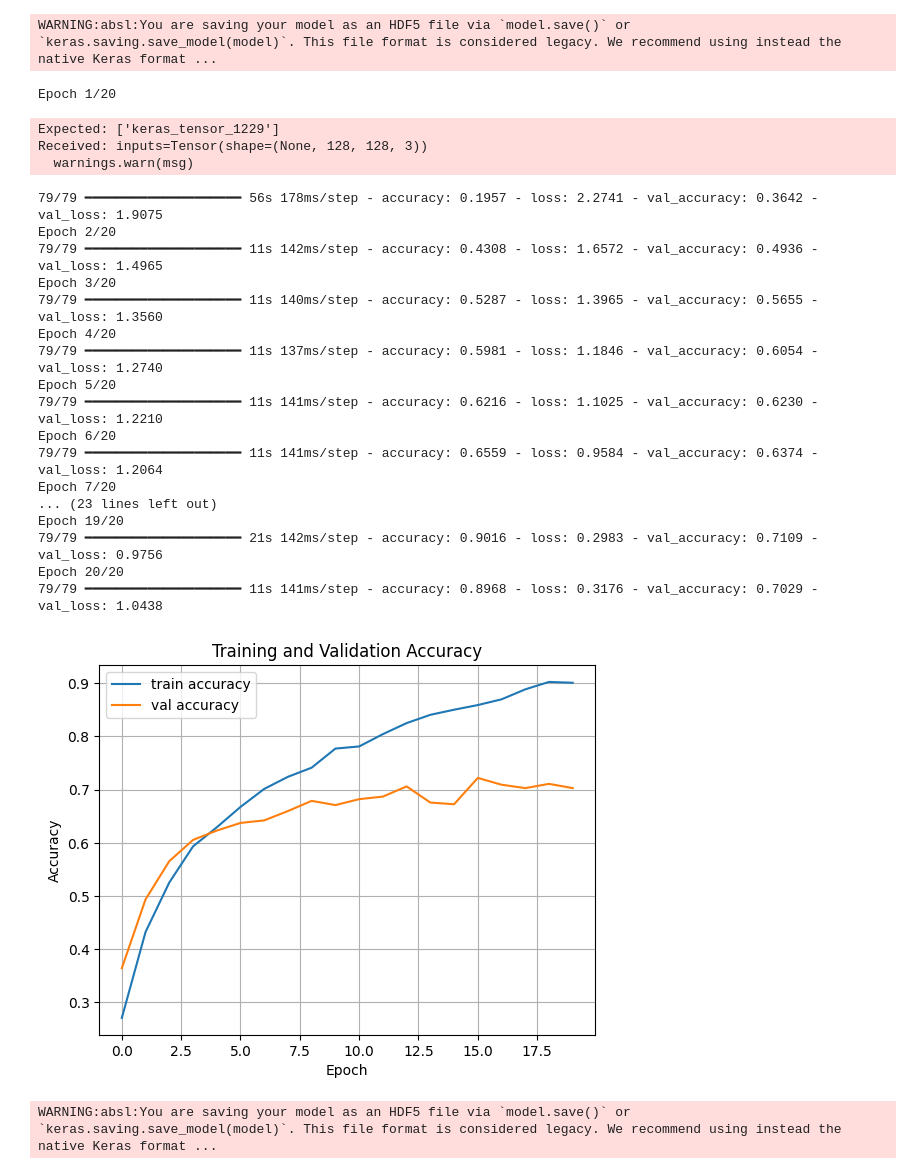
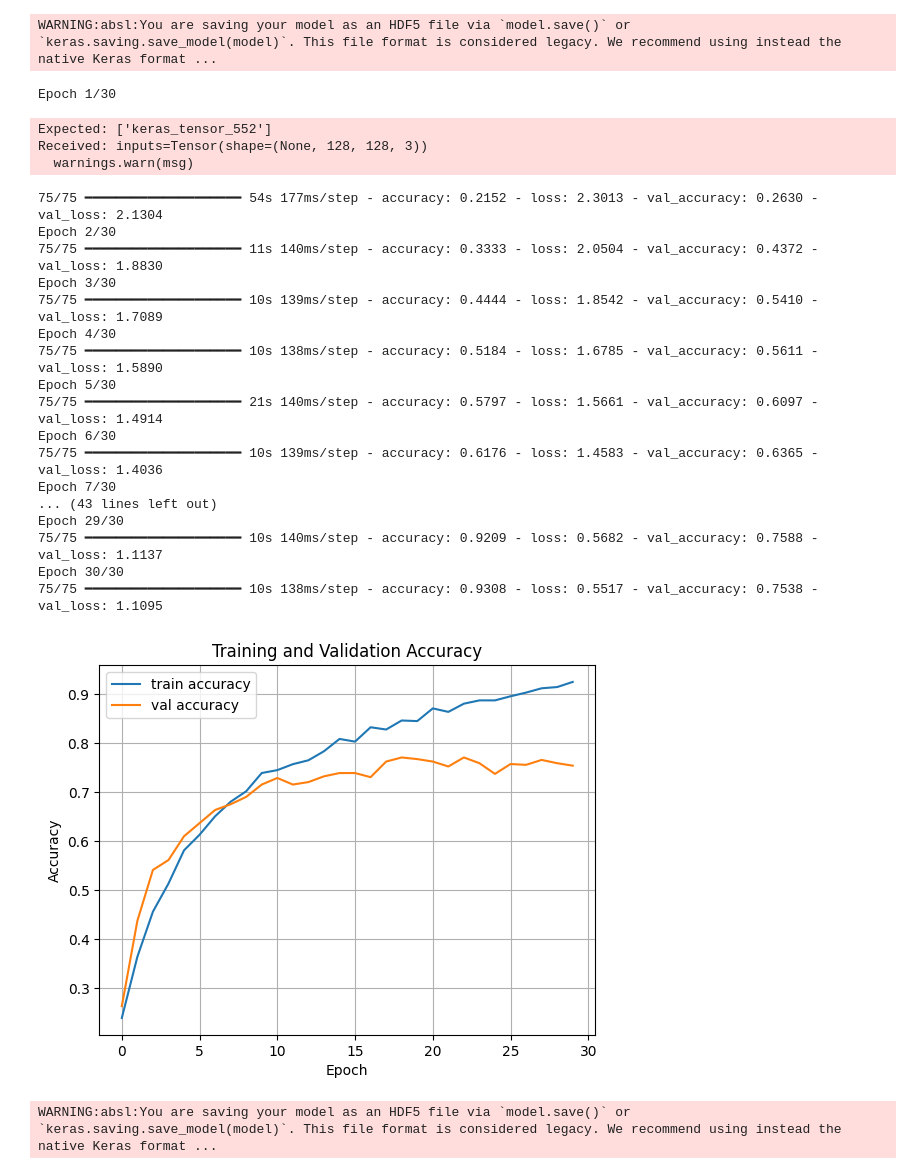
Before and after one commit to wensaqt/birdsong-app, a Jupyter notebook: birdsong_app.ipynb, the cells around one changed output. Cells and saved outputs as stored; diff of their text form; code cells hidden in the pictures.

```diff
--- a/birdsong_app.ipynb
+++ b/birdsong_app.ipynb
@@ -569,7 +626,7 @@ inputs = Input(shape=(IMG_HEIGHT, IMG_WIDTH, CHANNELS))
 base_model = EfficientNetB0(include_top=False, input_tensor=inputs, weights='imagenet', input_shape=(IMG_HEIGHT, IMG_WIDTH, CHANNELS))
 
 # Fine-tuning : débloquer les couches supérieures et laisser le modèle de base entraînable
-for layer in base_model.layers[-60:]:
+for layer in base_model.layers[-100:]:
     layer.trainable = True
 base_model.trainable = True # Laisser le modèle de base entraînable
 
@@ -585,56 +642,72 @@ x = data_augmentation(inputs)
 # Passer l'entrée augmentée au modèle de base
 x = base_model(x, training=False)
 
 # Ajouter une tête de classification
+# x = GlobalAveragePooling2D()(x)
+# x = Dense(256, activation='relu')(x)
+# outputs = Dense(num_classes, activation='softmax')(x)
+
+# Ajouter Dropout et Weight Decay (exemple)
 x = GlobalAveragePooling2D()(x)
-x = Dense(256, activation='relu')(x)
+x = Dense(256, activation='relu', kernel_regularizer=tf.keras.regularizers.l2(0.001))(x)  # Weight Decay
+x = Dropout(0.5)(x)  # Dropout
 outputs = Dense(num_classes, activation='softmax')(x)
+
 
 # Créer le modèle final
 model = Model(inputs, outputs)
 
+# Compiler le modèle avec un scheduler de taux d'apprentissage
+initial_learning_rate = 1e-4
+lr_schedule = tf.keras.optimizers.schedules.ExponentialDecay(
+    initial_learning_rate,
+    decay_steps=10000,
+    decay_rate=0.96,
+    staircase=True)
+
 # Compiler le modèle avec un taux d'apprentissage légèrement plus élevé
-model.compile(optimizer=tf.keras.optimizers.Adam(learning_rate=1e-4),
+model.compile(optimizer=tf.keras.optimizers.Adam(learning_rate=lr_schedule),
               loss='sparse_categorical_crossentropy',
               metrics=['accuracy'])
 
 # Entraîner le modèle
-history = model.fit(train_ds, validation_data=val_ds, epochs=20)
+history = model.fit(train_ds, validation_data=val_ds, epochs=30)
+
 
 # Afficher les courbes d'apprentissage
 import matplotlib.pyplot as plt
 
 plt.plot(history.history['accuracy'], label='train accuracy')
 plt.plot(history.history['val_accuracy'], label='val accuracy')
 plt.xlabel('Epoch')
 plt.ylabel('Accuracy')
 plt.legend()
 plt.title('Training and Validation Accuracy')
 plt.grid(True)
 plt.show()
 # %% [output]
-Epoch 1/20
+Epoch 1/30
-Expected: ['keras_tensor_1229']
+Expected: ['keras_tensor_552']
 Received: inputs=Tensor(shape=(None, 128, 128, 3))
   warnings.warn(msg)
-79/79 ━━━━━━━━━━━━━━━━━━━━ 56s 178ms/step - accuracy: 0.1957 - loss: 2.2741 - val_accuracy: 0.3642 - val_loss: 1.9075
-Epoch 2/20
-79/79 ━━━━━━━━━━━━━━━━━━━━ 11s 142ms/step - accuracy: 0.4308 - loss: 1.6572 - val_accuracy: 0.4936 - val_loss: 1.4965
-Epoch 3/20
-79/79 ━━━━━━━━━━━━━━━━━━━━ 11s 140ms/step - accuracy: 0.5287 - loss: 1.3965 - val_accuracy: 0.5655 - val_loss: 1.3560
-Epoch 4/20
-79/79 ━━━━━━━━━━━━━━━━━━━━ 11s 137ms/step - accuracy: 0.5981 - loss: 1.1846 - val_accuracy: 0.6054 - val_loss: 1.2740
-Epoch 5/20
-79/79 ━━━━━━━━━━━━━━━━━━━━ 11s 141ms/step - accuracy: 0.6216 - loss: 1.1025 - val_accuracy: 0.6230 - val_loss: 1.2210
-Epoch 6/20
-79/79 ━━━━━━━━━━━━━━━━━━━━ 11s 141ms/step - accuracy: 0.6559 - loss: 0.9584 - val_accuracy: 0.6374 - val_loss: 1.2064
-Epoch 7/20
-... (23 lines left out)
-Epoch 19/20
-79/79 ━━━━━━━━━━━━━━━━━━━━ 21s 142ms/step - accuracy: 0.9016 - loss: 0.2983 - val_accuracy: 0.7109 - val_loss: 0.9756
-Epoch 20/20
-79/79 ━━━━━━━━━━━━━━━━━━━━ 11s 141ms/step - accuracy: 0.8968 - loss: 0.3176 - val_accuracy: 0.7029 - val_loss: 1.0438
+75/75 ━━━━━━━━━━━━━━━━━━━━ 54s 177ms/step - accuracy: 0.2152 - loss: 2.3013 - val_accuracy: 0.2630 - val_loss: 2.1304
+Epoch 2/30
+75/75 ━━━━━━━━━━━━━━━━━━━━ 11s 140ms/step - accuracy: 0.3333 - loss: 2.0504 - val_accuracy: 0.4372 - val_loss: 1.8830
+Epoch 3/30
+75/75 ━━━━━━━━━━━━━━━━━━━━ 10s 139ms/step - accuracy: 0.4444 - loss: 1.8542 - val_accuracy: 0.5410 - val_loss: 1.7089
+Epoch 4/30
+75/75 ━━━━━━━━━━━━━━━━━━━━ 10s 138ms/step - accuracy: 0.5184 - loss: 1.6785 - val_accuracy: 0.5611 - val_loss: 1.5890
+Epoch 5/30
+75/75 ━━━━━━━━━━━━━━━━━━━━ 21s 140ms/step - accuracy: 0.5797 - loss: 1.5661 - val_accuracy: 0.6097 - val_loss: 1.4914
+Epoch 6/30
+75/75 ━━━━━━━━━━━━━━━━━━━━ 10s 139ms/step - accuracy: 0.6176 - loss: 1.4583 - val_accuracy: 0.6365 - val_loss: 1.4036
+Epoch 7/30
+... (43 lines left out)
+Epoch 29/30
+75/75 ━━━━━━━━━━━━━━━━━━━━ 10s 140ms/step - accuracy: 0.9209 - loss: 0.5682 - val_accuracy: 0.7588 - val_loss: 1.1137
+Epoch 30/30
+75/75 ━━━━━━━━━━━━━━━━━━━━ 10s 138ms/step - accuracy: 0.9308 - loss: 0.5517 - val_accuracy: 0.7538 - val_loss: 1.1095
-[figure, old version]
+[figure, new version]
 # %%
 model.save('bird_audio_classifier_EfficientNetB0.h5')
 # %% [output]
```
Also changed, not shown: parts of 12 cells of this notebook.
